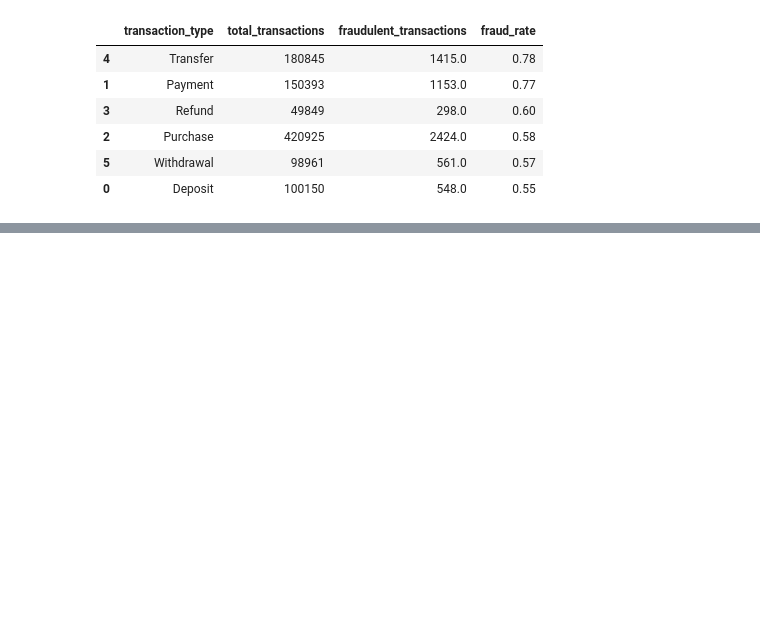
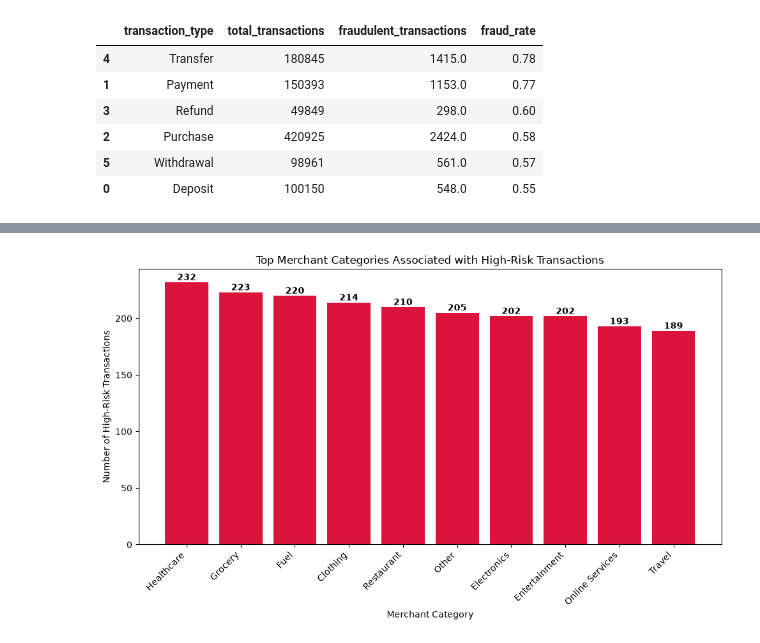
Before and after one commit to akonamajongile-a11y/bankguard, a Jupyter notebook: CleaningCustomers.ipynb, the cells around one changed output, grey strips where cells are left out. Cells and saved outputs as stored; diff of their text form; code cells hidden in the pictures; blank space fills up the shorter version.

```diff
--- a/CleaningCustomers.ipynb
+++ b/CleaningCustomers.ipynb
@@ -1141,0 +1124,16 @@ transaction_type_fraud
+# %%
+# Which merchants catgories associated with the highest risk?
+high_risk_merchants = merchants[
+    merchants['risk_rating'].isin(['High', 'Critical'])
+]
+
+# Count occurrences by merchant
+merchant_risk_counts = (
+    high_risk_merchants
+    .groupby('merchant_category')
+    .size()
+    .sort_values(ascending=False)
+    .head(10)  # Top 10 highest-risk merchants
+)
+
+merchant_risk_counts
@@ -1141,0 +1153,41 @@ transaction_type_fraud
+# %%
+import matplotlib.pyplot as plt
+
+# Create figure
+fig, ax = plt.subplots(figsize=(10, 6))
+
+# Create bars
+bars = ax.bar(
+    merchant_risk_counts.index,
+    merchant_risk_counts.values,
+    color='crimson'
+)
+
+# Add transaction counts on top of each bar
+for bar in bars:
+    height = bar.get_height()
+
+    ax.text(
+        bar.get_x() + bar.get_width() / 2,
+        height,
+        f'{int(height):,}',
+        ha='center',
+        va='bottom',
+        fontweight='bold'
+    )
+
+# Add title and labels
+ax.set_title('Top Merchant Categories Associated with High-Risk Transactions')
+ax.set_xlabel('Merchant Category')
+ax.set_ylabel('Number of High-Risk Transactions')
+
+# Rotate category names if needed
+plt.xticks(rotation=45, ha='right')
+
+# Improve layout
+plt.tight_layout()
+
+# Display chart
+plt.show()
+# %% [output]
+[figure, added]
```
Also changed, not shown: parts of 20 cells of this notebook.
